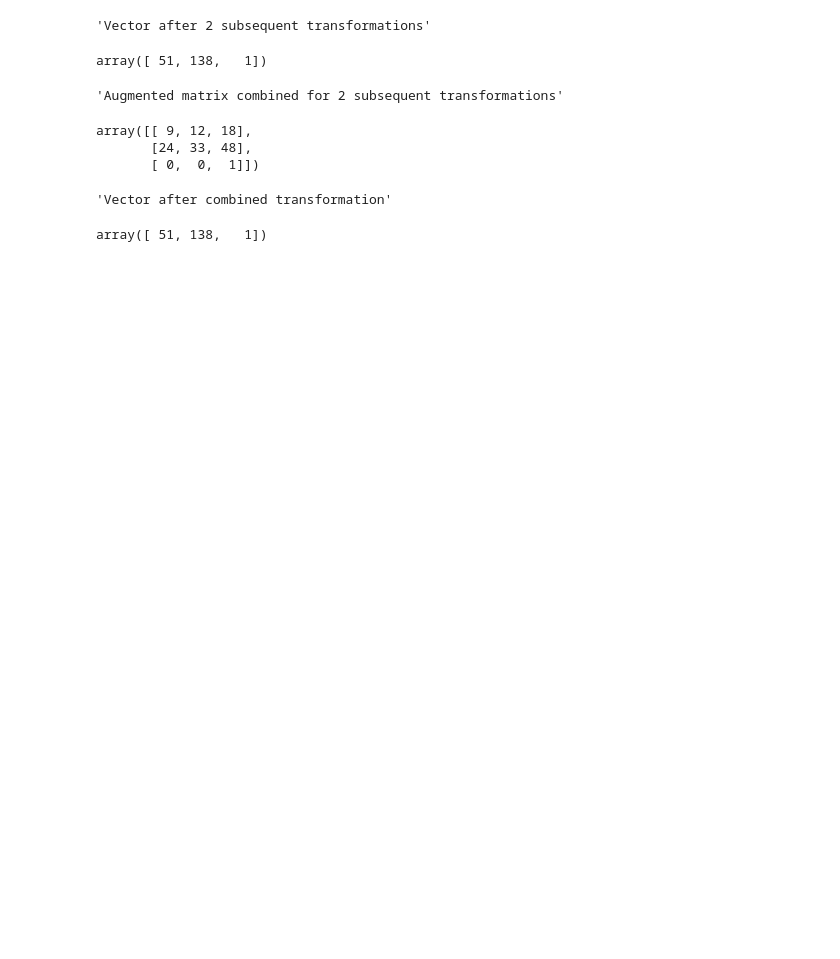
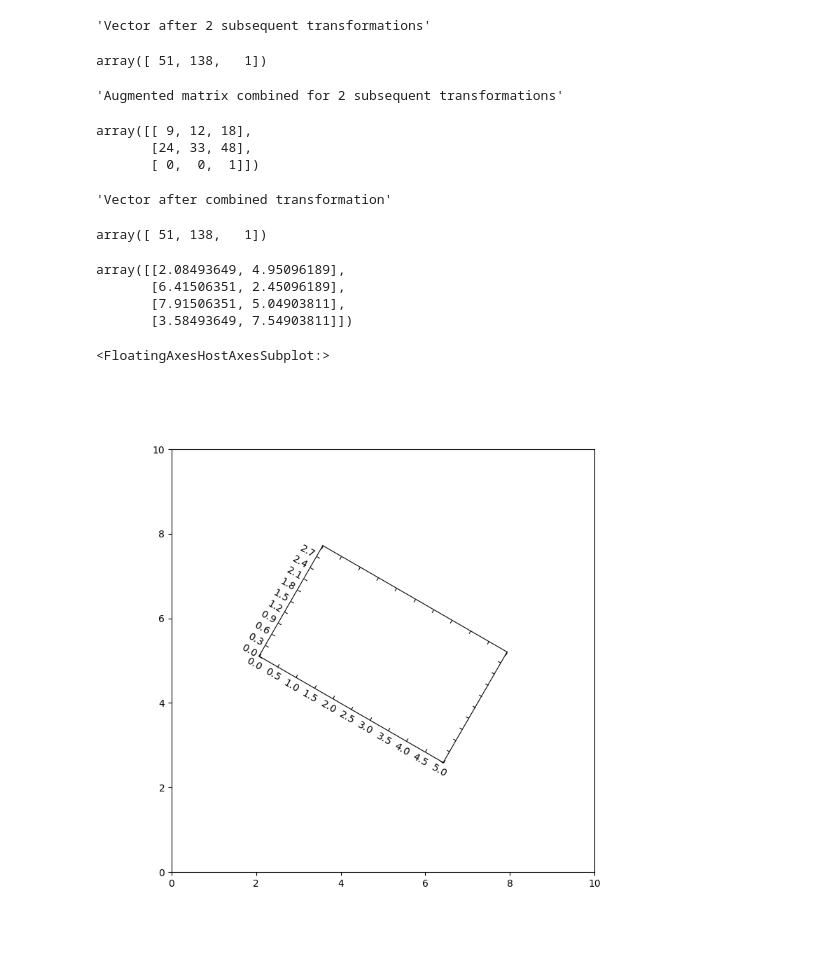
Before and after one commit to labdmitriy/sci-viz-book, a Jupyter notebook: notebooks/02-coordinates/code.ipynb, the cells around one changed output. Cells and saved outputs as stored; diff of their text form; code cells hidden in the pictures; blank space fills up the shorter version.

```diff
--- a/notebooks/02-coordinates/code.ipynb
+++ b/notebooks/02-coordinates/code.ipynb
@@ -150,3 +150,41 @@ array([[ 9, 12, 18],
        [ 0,  0,  1]])
 'Vector after combined transformation'
 array([ 51, 138,   1])
+# %%
+P
+# %% [output]
+array([[2.08493649, 4.95096189],
+       [6.41506351, 2.45096189],
+       [7.91506351, 5.04903811],
+       [3.58493649, 7.54903811]])
+# %%
+import numpy as np
+import matplotlib.pyplot as plt
+from matplotlib.transforms import Affine2D
+import mpl_toolkits.axisartist.floating_axes as floating
+
+fig = plt.figure(figsize=(8,8))
+ax1 = plt.subplot(1,1,1, aspect=1, xlim=[0,10], ylim=[0,10])
+
+center = np.array([5,5])
+size = np.array([5,3])
+orientation = -30
+T = size/2*[(-1,-1), (+1,-1), (+1,+1), (-1,+1)]
+rotation = Affine2D().rotate_deg(orientation)
+P = center + rotation.transform(T)
+
+DC_to_FC = ax1.transData.transform
+FC_to_NFC = fig.transFigure.inverted().transform
+DC_to_NFC = lambda x: FC_to_NFC(DC_to_FC(x))
+
+xmin, ymin = DC_to_NFC((P[:,0].min(), P[:,1].min()))
+xmax, ymax = DC_to_NFC((P[:,0].max(), P[:,1].max()))
+
+transform = Affine2D().rotate_deg(orientation)
+helper = floating.GridHelperCurveLinear(transform, (0, size[0], 0, size[1]))
+ax2 = floating.FloatingSubplot(fig, 111, grid_helper=helper, zorder=0)
+ax2.set_position((xmin, ymin, xmax-xmin, ymax-xmin))
+fig.add_subplot(ax2)
+# %% [output]
+<FloatingAxesHostAxesSubplot:>
+[figure, added]
```
Also changed, not shown: 3 other files.
